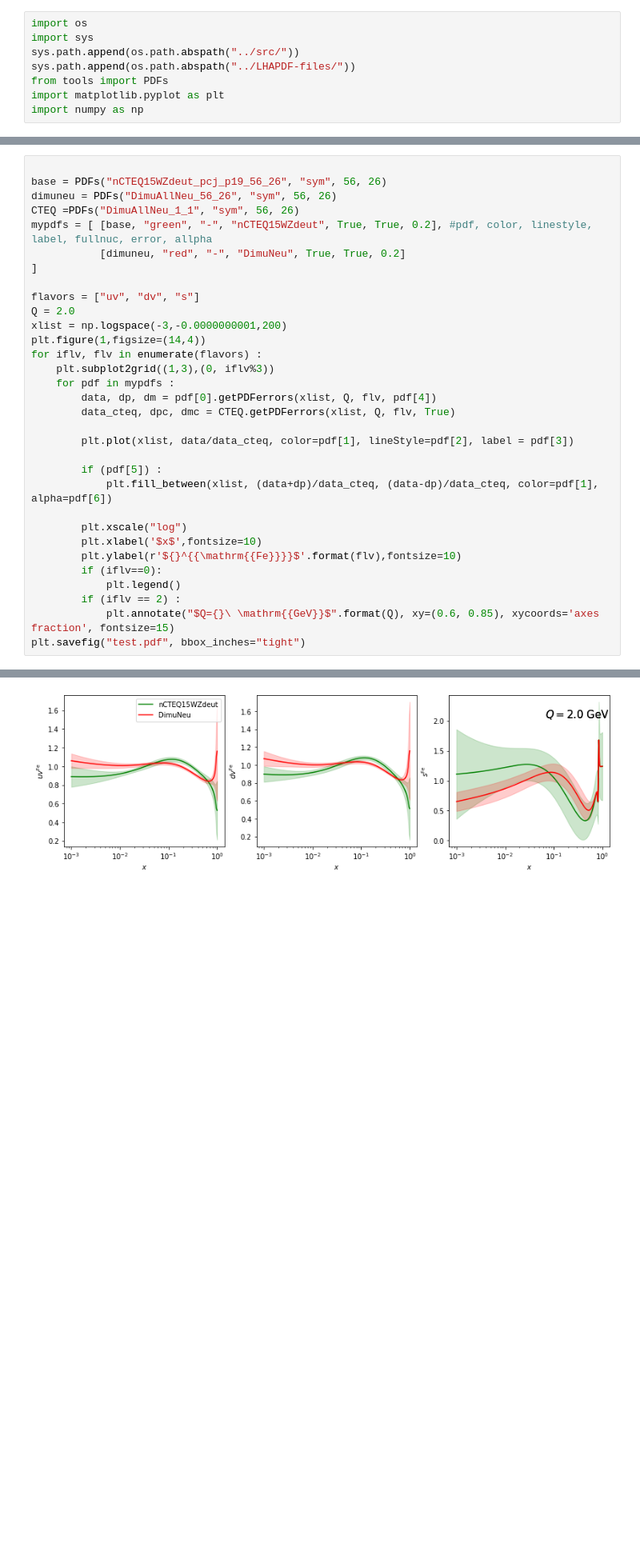
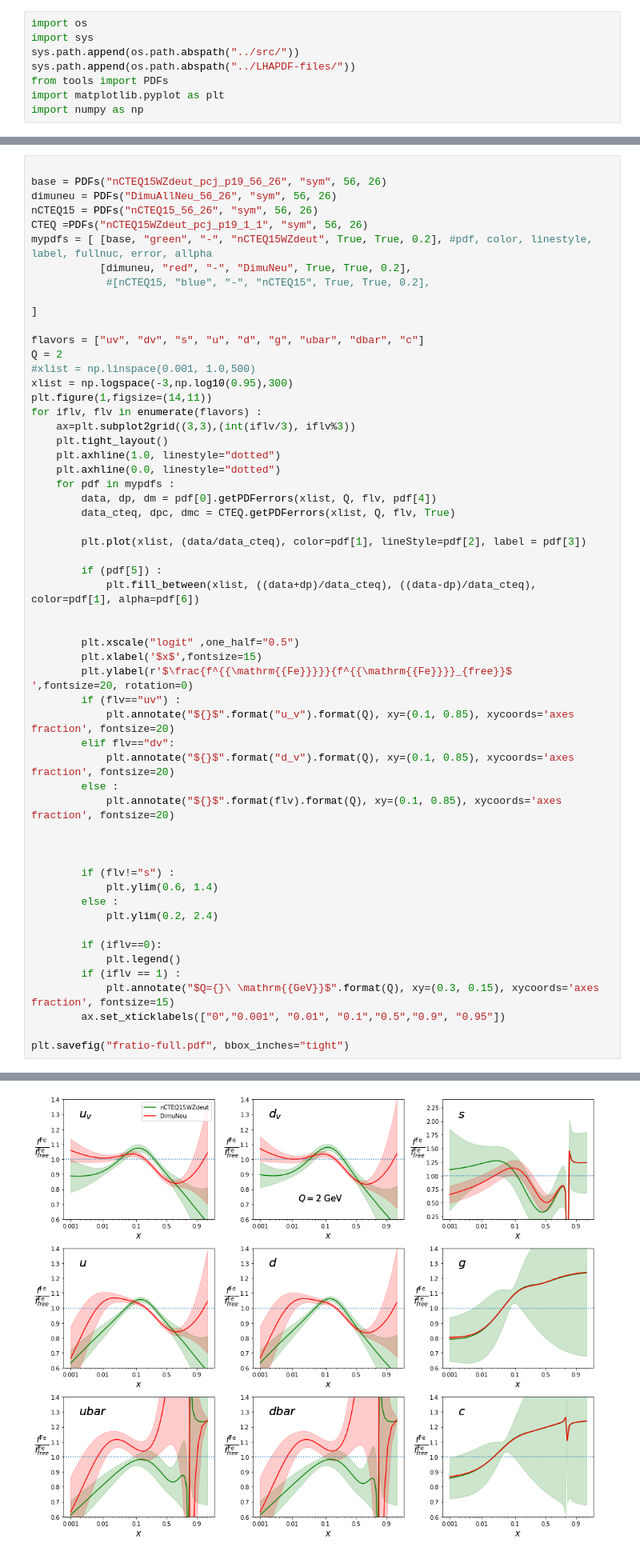
Before and after one commit to khoirulmuzakka/Parton-Distribution-Function-Plotting-Tools, a Jupyter notebook: example/plot.ipynb, the cells around one changed output, grey strips where cells are left out. Shown at 80% size. Drawn from its saved outputs; the diff is of its cells as text; blank space fills up the shorter version.

```diff
--- a/example/plot.ipynb
+++ b/example/plot.ipynb
@@ -10,34 +75,58 @@ import numpy as np
 
 base = PDFs("nCTEQ15WZdeut_pcj_p19_56_26", "sym", 56, 26)
 dimuneu = PDFs("DimuAllNeu_56_26", "sym", 56, 26)
-CTEQ =PDFs("DimuAllNeu_1_1", "sym", 56, 26)
+nCTEQ15 = PDFs("nCTEQ15_56_26", "sym", 56, 26)
+CTEQ =PDFs("nCTEQ15WZdeut_pcj_p19_1_1", "sym", 56, 26)
 mypdfs = [ [base, "green", "-", "nCTEQ15WZdeut", True, True, 0.2], #pdf, color, linestyle, label, fullnuc, error, allpha
-           [dimuneu, "red", "-", "DimuNeu", True, True, 0.2]
+           [dimuneu, "red", "-", "DimuNeu", True, True, 0.2],
+            #[nCTEQ15, "blue", "-", "nCTEQ15", True, True, 0.2],
+
 ]
 
-flavors = ["uv", "dv", "s"]
-Q = 2.0
-xlist = np.logspace(-3,-0.0000000001,200)
-plt.figure(1,figsize=(14,4))
+flavors = ["uv", "dv", "s", "u", "d", "g", "ubar", "dbar", "c"]
+Q = 2
+#xlist = np.linspace(0.001, 1.0,500)
+xlist = np.logspace(-3,np.log10(0.95),300)
+plt.figure(1,figsize=(14,11))
 for iflv, flv in enumerate(flavors) :
-    plt.subplot2grid((1,3),(0, iflv%3))
+    ax=plt.subplot2grid((3,3),(int(iflv/3), iflv%3))
+    plt.tight_layout()
+    plt.axhline(1.0, linestyle="dotted")
+    plt.axhline(0.0, linestyle="dotted")
     for pdf in mypdfs :
         data, dp, dm = pdf[0].getPDFerrors(xlist, Q, flv, pdf[4])
         data_cteq, dpc, dmc = CTEQ.getPDFerrors(xlist, Q, flv, True)
 
-        plt.plot(xlist, data/data_cteq, color=pdf[1], lineStyle=pdf[2], label = pdf[3])
+        plt.plot(xlist, (data/data_cteq), color=pdf[1], lineStyle=pdf[2], label = pdf[3])
 
         if (pdf[5]) :
-            plt.fill_between(xlist, (data+dp)/data_cteq, (data-dp)/data_cteq, color=pdf[1], alpha=pdf[6])
+            plt.fill_between(xlist, ((data+dp)/data_cteq), ((data-dp)/data_cteq), color=pdf[1], alpha=pdf[6])
 
-        plt.xscale("log")
-        plt.xlabel('$x$',fontsize=10)
-        plt.ylabel(r'${}^{{\mathrm{{Fe}}}}$'.format(flv),fontsize=10)
+
+        plt.xscale("logit" ,one_half="0.5")
+        plt.xlabel('$x$',fontsize=15)
+        plt.ylabel(r'$\frac{f^{{\mathrm{{Fe}}}}}{f^{{\mathrm{{Fe}}}}_{free}}$    ',fontsize=20, rotation=0)
+        if (flv=="uv") :
+            plt.annotate("${}$".format("u_v").format(Q), xy=(0.1, 0.85), xycoords='axes fraction', fontsize=20)
+        elif flv=="dv":
+            plt.annotate("${}$".format("d_v").format(Q), xy=(0.1, 0.85), xycoords='axes fraction', fontsize=20)
+        else :
+            plt.annotate("${}$".format(flv).format(Q), xy=(0.1, 0.85), xycoords='axes fraction', fontsize=20)
+
+
+
+        if (flv!="s") :
+            plt.ylim(0.6, 1.4)
+        else :
+            plt.ylim(0.2, 2.4)
+
         if (iflv==0):
             plt.legend()
-        if (iflv == 2) :
-            plt.annotate("$Q={}\ \mathrm{{GeV}}$".format(Q), xy=(0.6, 0.85), xycoords='axes fraction', fontsize=15)
-plt.savefig("test.pdf", bbox_inches="tight")
+        if (iflv == 1) :
+            plt.annotate("$Q={}\ \mathrm{{GeV}}$".format(Q), xy=(0.3, 0.15), xycoords='axes fraction', fontsize=15)
+        ax.set_xticklabels(["0","0.001", "0.01", "0.1","0.5","0.9", "0.95"])
+
+plt.savefig("fratio-full.pdf", bbox_inches="tight")
 # %% [output]
 LHAPDF 6.2.3 loading all 39 PDFs in set nCTEQ15WZdeut_pcj_p19_56_26
 nCTEQ15WZdeut_pcj_p19_56_26, version 1; 39 PDF members
@@ -48 +140 @@ DimuAllNeu_1_1, version 1; 47 PDF members
-[figure, old version]
+[figure, new version]
```
Also changed, not shown: parts of 5 cells of this notebook, 1 other file.
